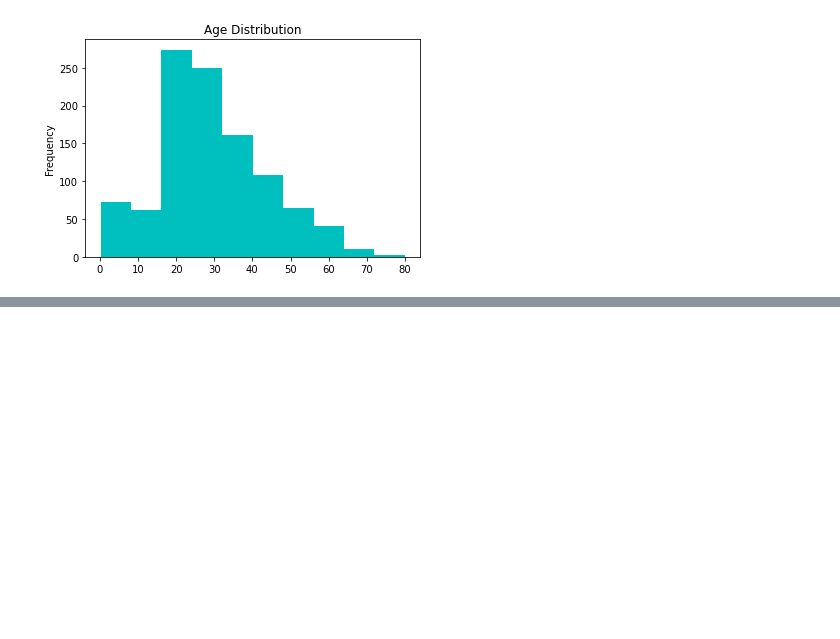
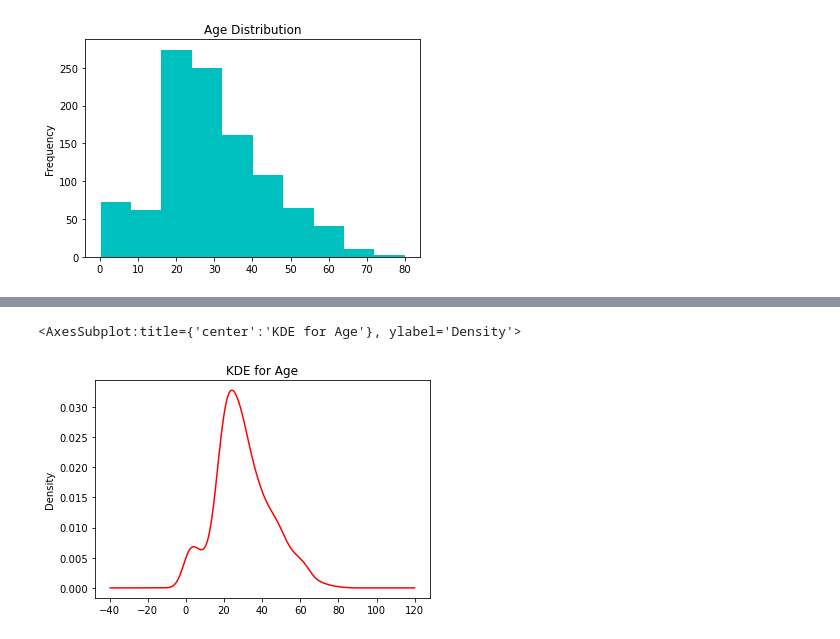
Before and after one commit to gbolahanolumade/Visual, a Jupyter notebook: Visual.ipynb, the cells around one changed output, grey strips where cells are left out. Drawn from its saved outputs; the diff is of its cells as text; code cells hidden in the pictures; blank space fills up the shorter version.

```diff
--- a/Visual.ipynb
+++ b/Visual.ipynb
@@ -273,0 +281,5 @@ df.Age.plot(kind='hist', rot=0, title='Age Distribution', color='c')
+# %%
+df.Age.plot(kind='kde', title='KDE for Age', color='r')
+# %% [output]
+<AxesSubplot:title={'center':'KDE for Age'}, ylabel='Density'>
+[figure, added]
```
Also changed, not shown: parts of 20 cells of this notebook.
